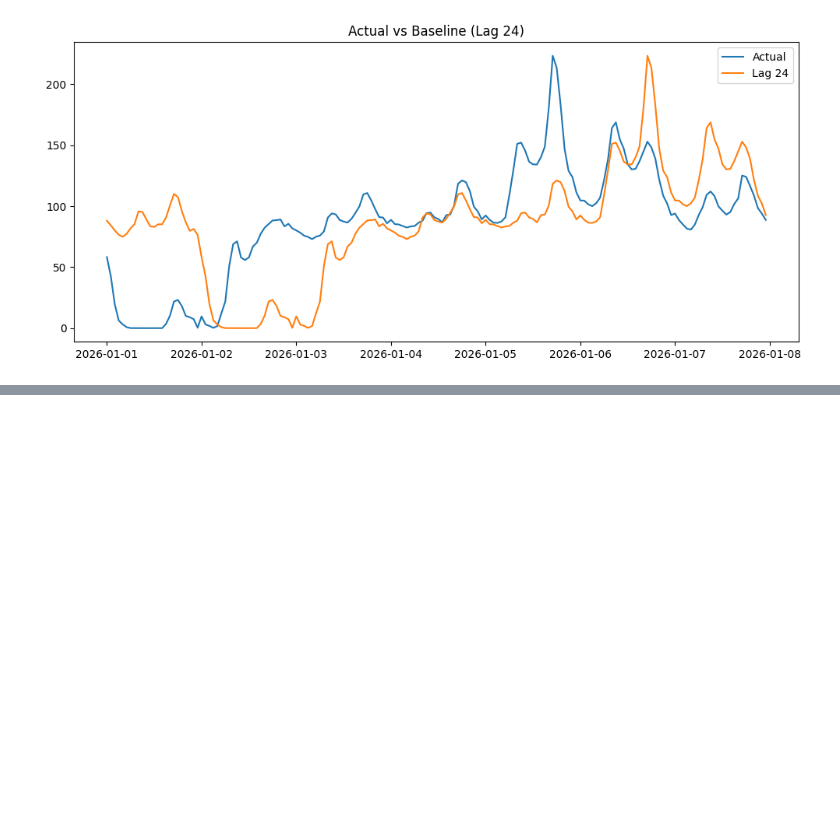
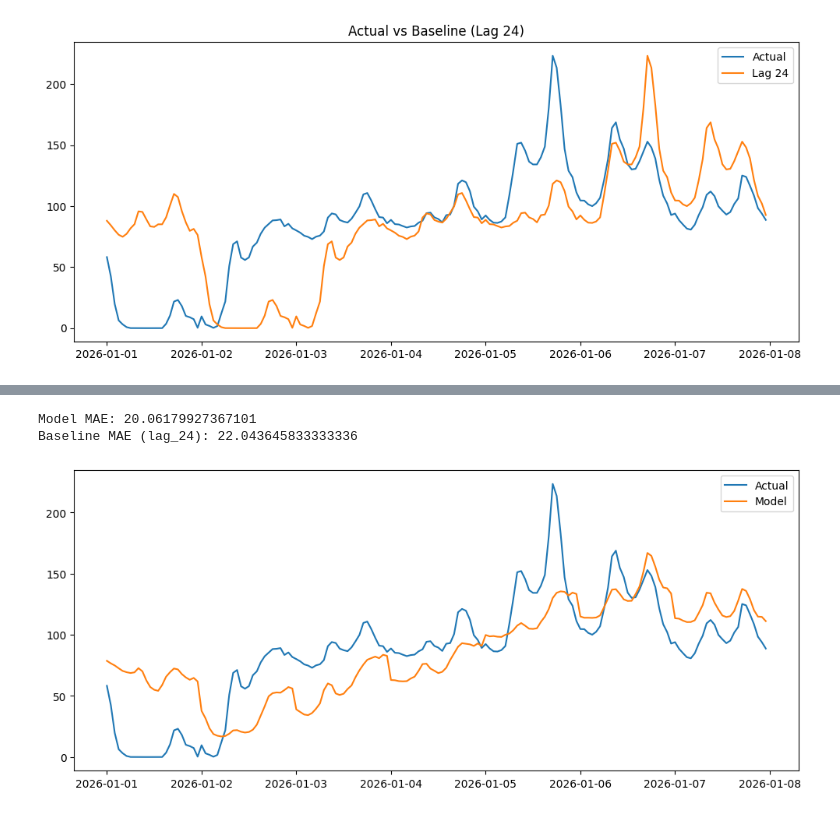
Before and after one commit to Kanakjyoti/electricity-price-forecasting-germany, a Jupyter notebook: notebooks/03_baselines.ipynb, the cells around one changed output, grey strips where cells are left out. Saved outputs shown, nothing was run; the diff lists cells and outputs as text; code cells hidden in the pictures; blank space fills up the shorter version.

Commit message:
added forecasted data and external features

```diff
--- a/notebooks/03_baselines.ipynb
+++ b/notebooks/03_baselines.ipynb
@@ -66,0 +75,5 @@ plt.show()
+# %%
+import pandas as pd
+
+df = pd.read_csv("../data/processed/clean_price_data.csv", parse_dates=["timestamp"])
+df = df.set_index("timestamp")
@@ -66,0 +101,47 @@ plt.show()
+# %%
+features = [
+    "hour", "dayofweek", "month",
+    "hour_sin", "hour_cos",
+    "lag_24", "lag_48", "lag_168",
+    "rolling_mean_24", "rolling_std_24"
+]
+
+X_train = train[features]
+y_train = train["price"]
+
+X_test = test[features]
+y_test = test["price"]
+# %%
+from sklearn.linear_model import Ridge
+
+model = Ridge()
+model.fit(X_train, y_train)
+
+pred = model.predict(X_test)
+# %%
+from sklearn.metrics import mean_absolute_error
+
+mae_model = mean_absolute_error(y_test, pred)
+
+# baseline (lag_24)
+mae_baseline = mean_absolute_error(y_test, test["lag_24"])
+
+print("Model MAE:", mae_model)
+print("Baseline MAE (lag_24):", mae_baseline)
+# %% [output]
+Model MAE: 20.06179927367101
+Baseline MAE (lag_24): 22.043645833333336
+# %%
+import matplotlib.pyplot as plt
+
+sample = test["2026-01-01":"2026-01-07"]
+
+plt.figure(figsize=(12,5))
+plt.plot(sample.index, sample["price"], label="Actual")
+plt.plot(sample.index, pred[:len(sample)], label="Model")
+#plt.plot(sample.index, sample["lag_24"], label="Baseline (Lag 24)")
+
+plt.legend()
+plt.show()
+# %% [output]
+[figure, added]
```
Also changed, not shown: parts of 11 cells of this notebook, 29 other files.
